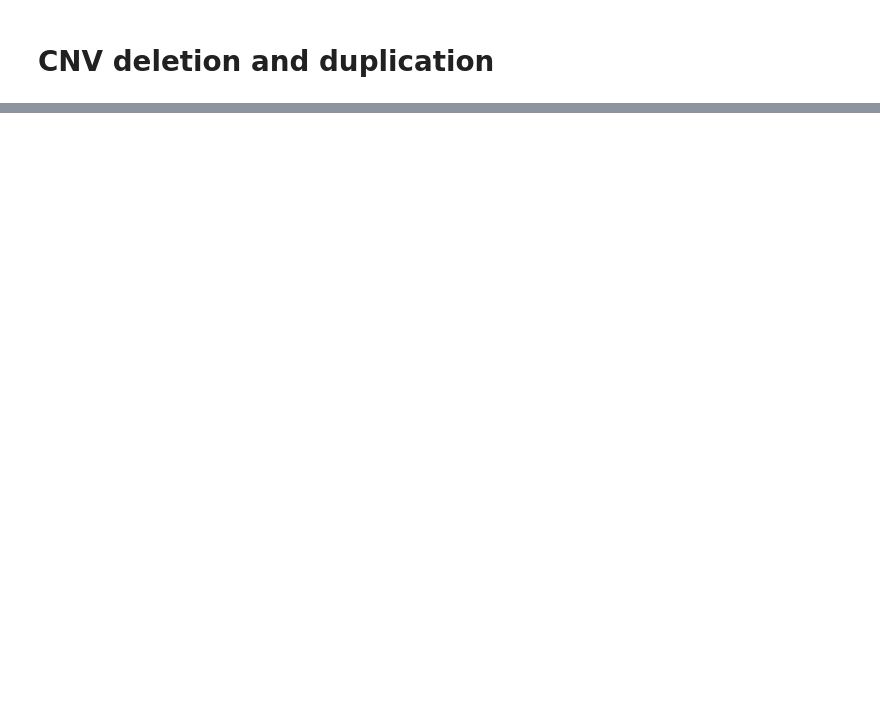
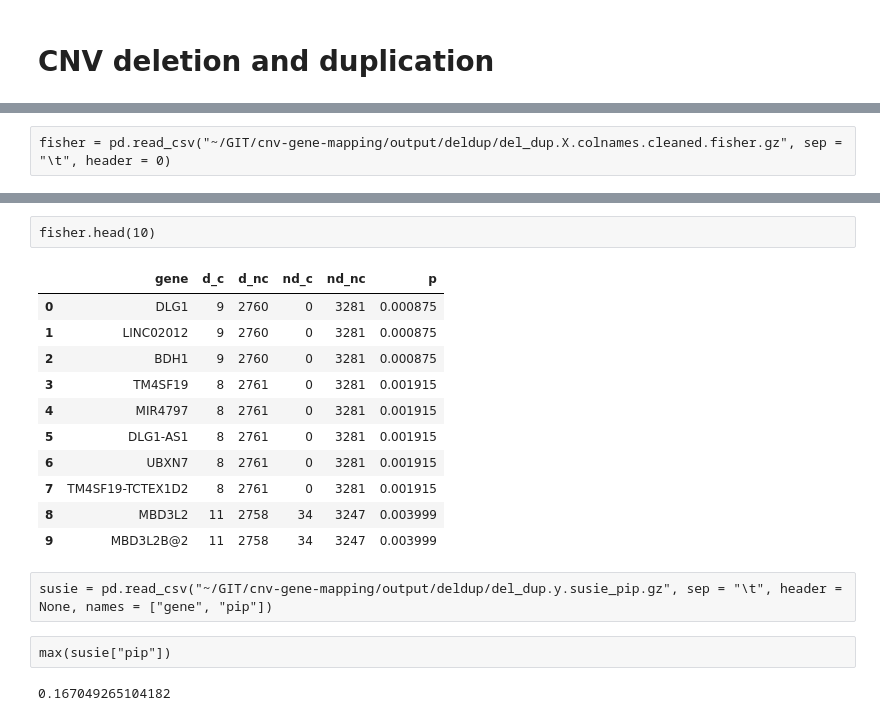
Before and after one commit to gaow/cnv-gene-mapping, a Jupyter notebook: workflow/20200603_DelDup_workflow_notes.ipynb, the cells around one changed output, grey strips where cells are left out. Drawn from its saved outputs; the diff is of its cells as text; blank space fills up the shorter version.

```diff
--- a/workflow/20200603_DelDup_workflow_notes.ipynb
+++ b/workflow/20200603_DelDup_workflow_notes.ipynb
@@ -45,0 +67,2 @@ sos run workflow/20190717_workflow.ipynb sier \
+# %%
+fisher = pd.read_csv("~/GIT/cnv-gene-mapping/output/deldup/del_dup.X.colnames.cleaned.fisher.gz", sep = "\t", header = 0)
@@ -45,0 +80,20 @@ sos run workflow/20190717_workflow.ipynb sier \
+# %%
+fisher.head(10)
+# %% [output]
+|  | gene | d_c | d_nc | nd_c | nd_nc | p |
+| 0 | DLG1 | 9 | 2760 | 0 | 3281 | 0.000875 |
+| 1 | LINC02012 | 9 | 2760 | 0 | 3281 | 0.000875 |
+| 2 | BDH1 | 9 | 2760 | 0 | 3281 | 0.000875 |
+| 3 | TM4SF19 | 8 | 2761 | 0 | 3281 | 0.001915 |
+| 4 | MIR4797 | 8 | 2761 | 0 | 3281 | 0.001915 |
+| 5 | DLG1-AS1 | 8 | 2761 | 0 | 3281 | 0.001915 |
+| 6 | UBXN7 | 8 | 2761 | 0 | 3281 | 0.001915 |
+| 7 | TM4SF19-TCTEX1D2 | 8 | 2761 | 0 | 3281 | 0.001915 |
+| 8 | MBD3L2 | 11 | 2758 | 34 | 3247 | 0.003999 |
+| 9 | MBD3L2B@2 | 11 | 2758 | 34 | 3247 | 0.003999 |
+# %%
+susie = pd.read_csv("~/GIT/cnv-gene-mapping/output/deldup/del_dup.y.susie_pip.gz", sep = "\t", header = None, names = ["gene", "pip"])
+# %%
+max(susie["pip"])
+# %% [output]
+0.167049265104182
```
Also changed, not shown: parts of 6 cells of this notebook, 13 other files.
